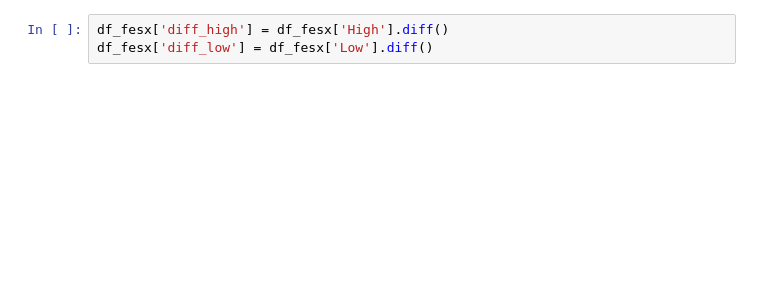
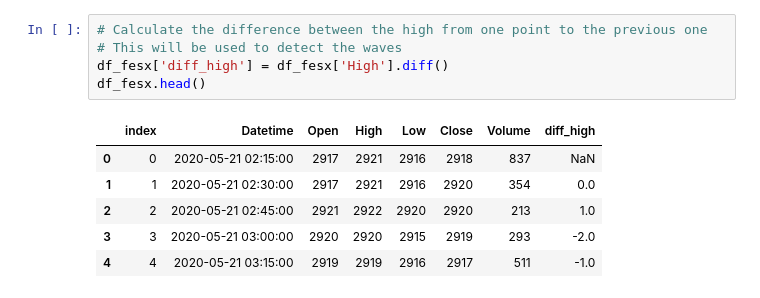
Before and after one commit to Vinicius667/Backtesting, a Jupyter notebook: wave_detection.ipynb, the cells around one changed output. Drawn from its saved outputs; the diff is of its cells as text; blank space fills up the shorter version.

```diff
--- a/wave_detection.ipynb
+++ b/wave_detection.ipynb
@@ -28,5 +32,14 @@ df_fesx.head()
-# %%
-df_fesx['diff_high'] = df_fesx['High'].diff()
-df_fesx['diff_low'] = df_fesx['Low'].diff()
+# %%
+# Calculate the difference between the high from one point to the previous one
+# This will be used to detect the waves
+df_fesx['diff_high'] = df_fesx['High'].diff()
+df_fesx.head()
+# %% [output]
+|  | index | Datetime | Open | High | Low | Close | Volume | diff_high |
+| 0 | 0 | 2020-05-21 02:15:00 | 2917 | 2921 | 2916 | 2918 | 837 | NaN |
+| 1 | 1 | 2020-05-21 02:30:00 | 2917 | 2921 | 2916 | 2920 | 354 | 0.0 |
+| 2 | 2 | 2020-05-21 02:45:00 | 2921 | 2922 | 2920 | 2920 | 213 | 1.0 |
+| 3 | 3 | 2020-05-21 03:00:00 | 2920 | 2920 | 2915 | 2919 | 293 | -2.0 |
+| 4 | 4 | 2020-05-21 03:15:00 | 2919 | 2919 | 2916 | 2917 | 511 | -1.0 |
 # %%
 # @njit()
```
Also changed, not shown: parts of 6 cells of this notebook, 1 other file.
